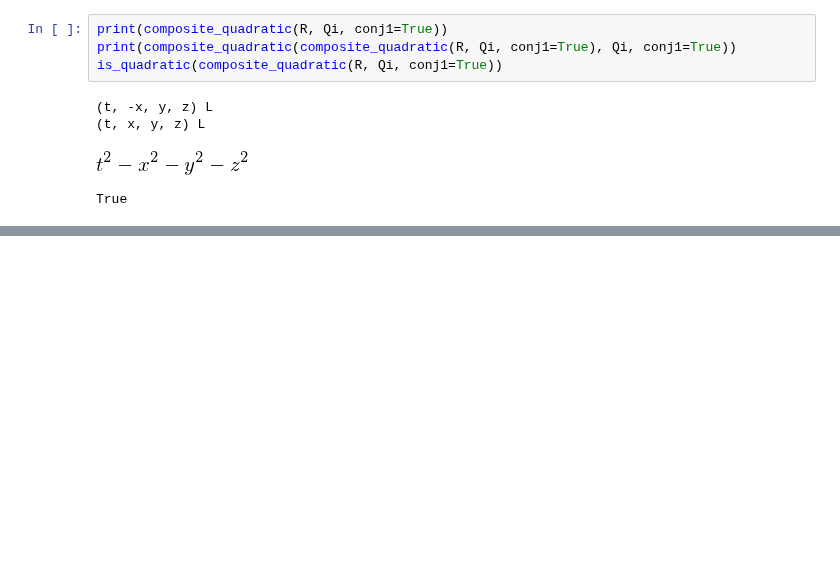
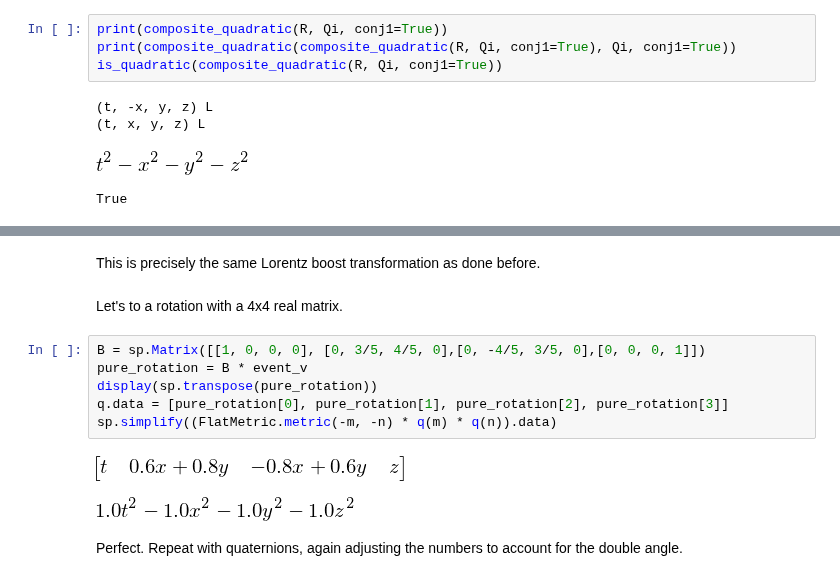
Before and after one commit to dougsweetser/ipq, a Jupyter notebook: q_notebook/triple_products_and_distance.ipynb, the cells around one changed output, grey strips where cells are left out. Cells and saved outputs as stored; diff of their text form; blank space fills up the shorter version.

```diff
--- a/q_notebook/triple_products_and_distance.ipynb
+++ b/q_notebook/triple_products_and_distance.ipynb
@@ -546,0 +563,15 @@ It appears reasonable to me at this point that anything that can be done with th
+# %% [markdown]
+This is precisely the same Lorentz boost transformation as done before.
+# %% [markdown]
+Let's to a rotation with a 4x4 real matrix.
+# %%
+B = sp.Matrix([[1, 0, 0, 0], [0, 3/5, 4/5, 0],[0, -4/5, 3/5, 0],[0, 0, 0, 1]])
+pure_rotation = B * event_v
+display(sp.transpose(pure_rotation))
+q.data = [pure_rotation[0], pure_rotation[1], pure_rotation[2], pure_rotation[3]]
+sp.simplify((FlatMetric.metric(-m, -n) * q(m) * q(n)).data)
+# %% [output]
+[figure, added]
+[figure, added]
+# %% [markdown]
+Perfect. Repeat with quaternions, again adjusting the numbers to account for the double angle.
```
Also changed, not shown: parts of 18 cells of this notebook, 2 other files.
